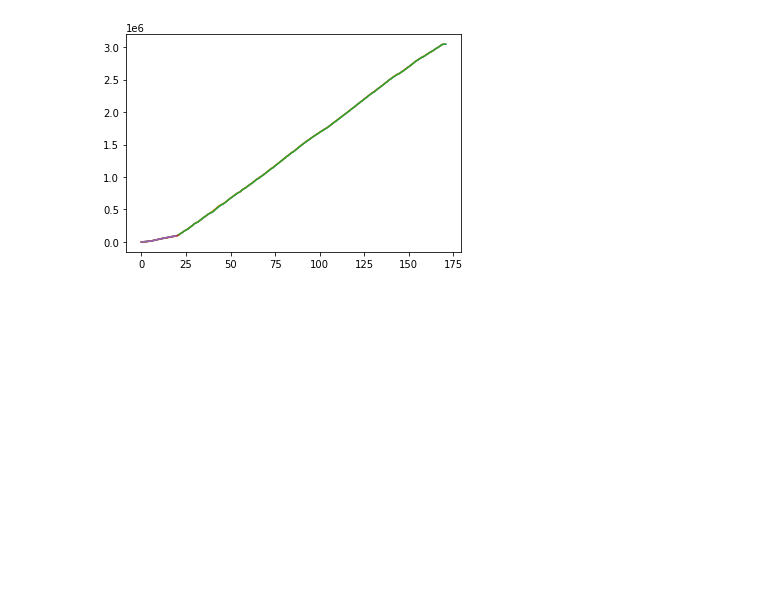
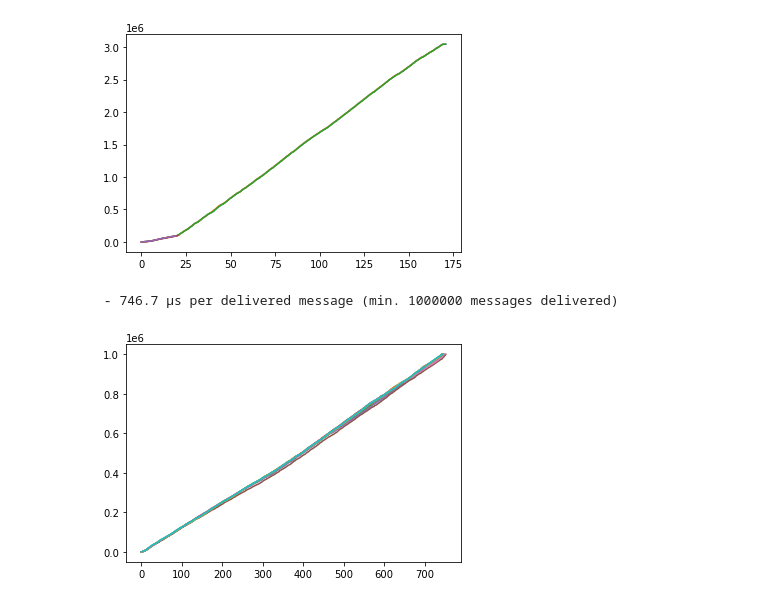
Before and after one commit to robinmamie/distributed-algorithms, a Jupyter notebook: timings.ipynb, the cells around one changed output. Saved outputs shown, nothing was run; the diff lists cells and outputs as text; code cells hidden in the pictures; blank space fills up the shorter version.

```diff
--- a/timings.ipynb
+++ b/timings.ipynb
@@ -120,3 +120,8 @@ graph(5, to_ignore=[4,5])
 # %% [output]
  - 115.5 µs per delivered message (min. 3043960 messages delivered)
 [figure]
+# %%
+graph(10)
+# %% [output]
+ - 746.7 µs per delivered message (min. 1000000 messages delivered)
+[figure, added]
```
Also changed, not shown: parts of 3 cells of this notebook, 10 other files.
